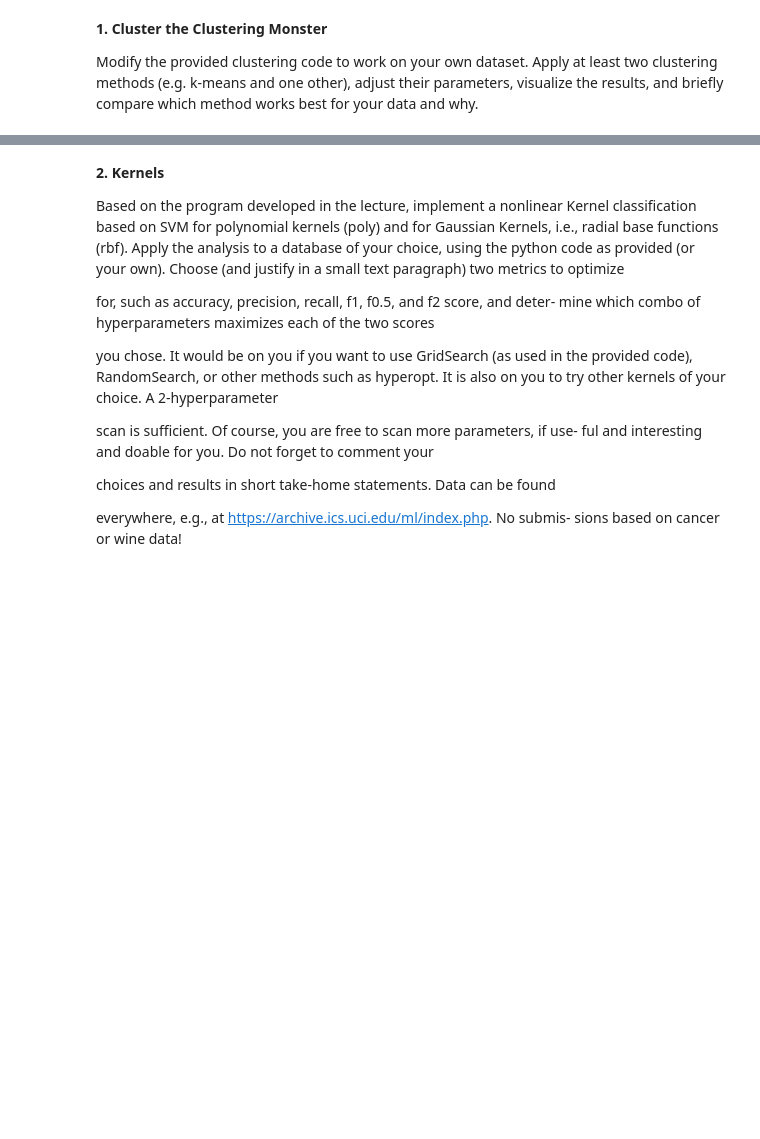
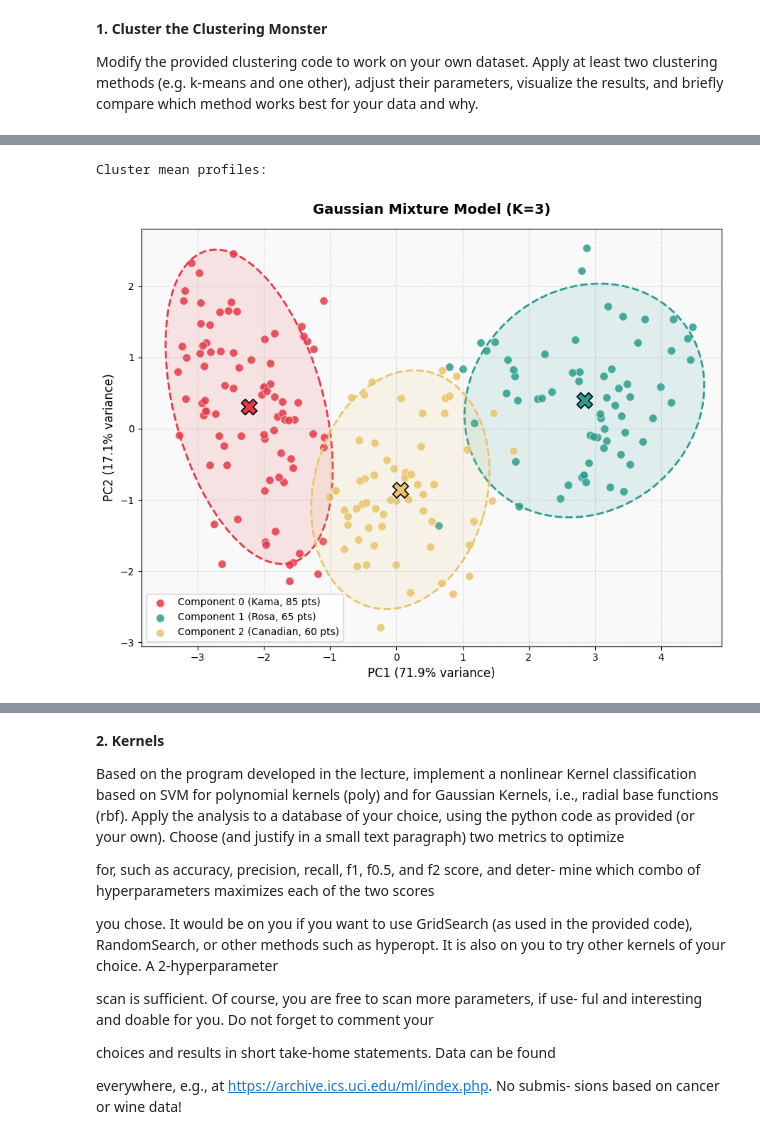
Before and after one commit to Shravani018/ml_2_group1, a Jupyter notebook: Assignment2/ML2_Group1_Assignment2.ipynb, the cells around one changed output, grey strips where cells are left out. Cells and saved outputs as stored; diff of their text form; code cells hidden in the pictures; blank space fills up the shorter version.

```diff
--- a/Assignment2/ML2_Group1_Assignment2.ipynb
+++ b/Assignment2/ML2_Group1_Assignment2.ipynb
@@ -15,0 +194,28 @@ best for your data and why.
+# %%
+X_df = X_raw.copy()
+X_df['cluster'] = labels_km
+print("\nCluster mean profiles:")
+X_df.groupby('cluster').mean().round(3)
+means_pca = pca.transform(gmm_means_aligned)
+fig, ax = plt.subplots(figsize=(9, 7))
+for i in range(best_k):
+    mask = labels_gmm_aligned == i
+    ax.scatter(X_pca[mask, 0], X_pca[mask, 1],
+               s=70, alpha=0.85, color=palette[i],
+               edgecolors='white', linewidths=0.6,
+               label=f'Component {i} ({cluster_names[i]}, {mask.sum()} pts)')
+    draw_ellipse(means_pca[i], gmm_covs_aligned[i], ax, palette[i], pca, alpha=0.12)
+    ax.scatter(*means_pca[i], s=250, color=palette[i],
+               marker='X', edgecolors='black', linewidths=1.2, zorder=5)
+ax.set_title('Gaussian Mixture Model (K=3)',
+             fontsize=14, fontweight='bold', pad=15)
+ax.set_xlabel(f'PC1 ({pca.explained_variance_ratio_[0]:.1%} variance)', fontsize=12)
+ax.set_ylabel(f'PC2 ({pca.explained_variance_ratio_[1]:.1%} variance)', fontsize=12)
+ax.legend(fontsize=10, framealpha=0.9)
+ax.grid(True, linestyle='--', alpha=0.4)
+ax.set_facecolor('#f9f9f9')
+fig.tight_layout()
+plt.show()
+# %% [output]
+Cluster mean profiles:
+[figure, added]
```
Also changed, not shown: parts of 29 cells of this notebook, 1 other file.
